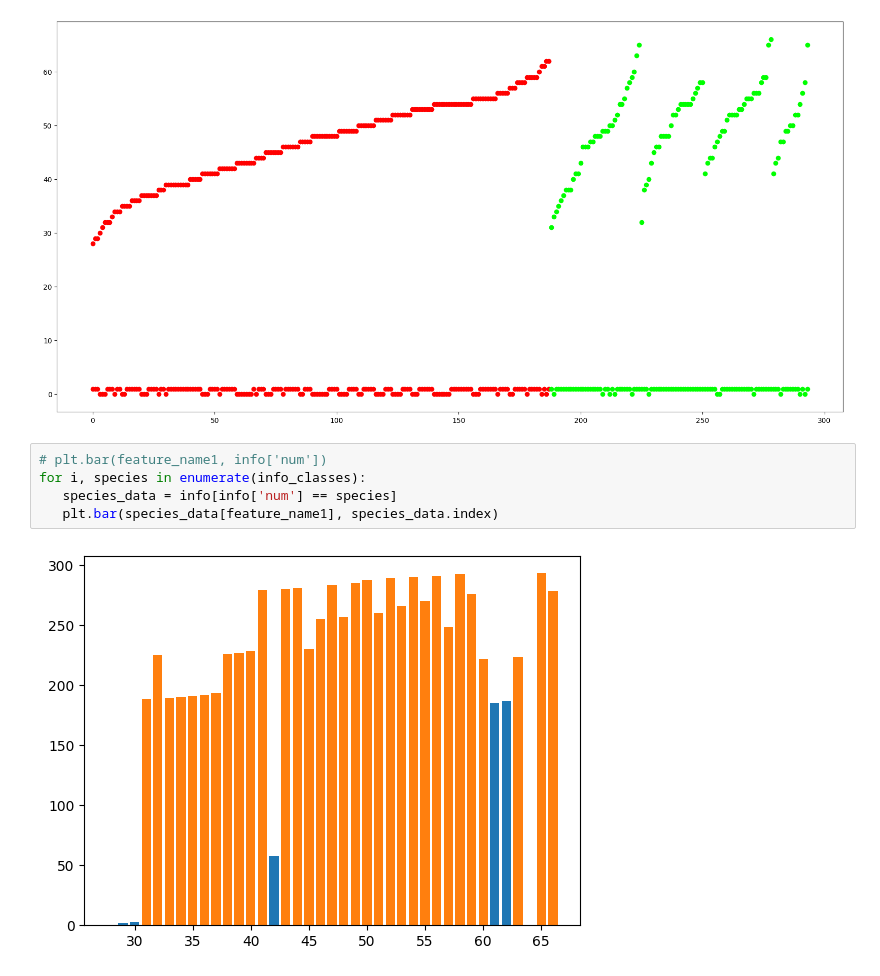
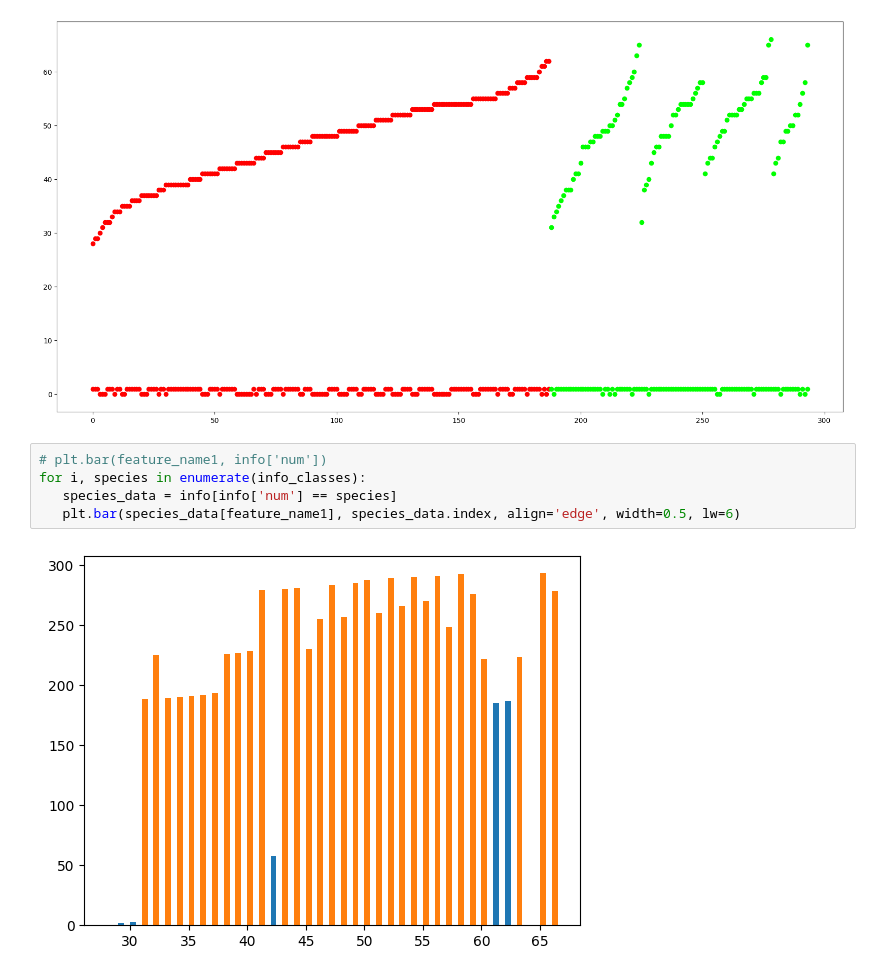
Before and after one commit to LABforLeraning/AI, a Jupyter notebook: Assignment-05.ipynb, the cells around one changed output. Saved outputs shown, nothing was run; the diff lists cells and outputs as text.

```diff
--- a/Assignment-05.ipynb
+++ b/Assignment-05.ipynb
@@ -35,7 +35,7 @@ for i, species in enumerate(info_classes):
 # %%
 # plt.bar(feature_name1, info['num'])
 for i, species in enumerate(info_classes):
    species_data = info[info['num'] == species]
-   plt.bar(species_data[feature_name1], species_data.index)
+   plt.bar(species_data[feature_name1], species_data.index, align='edge', width=0.5, lw=6)
 # %% [output]
-[figure, old version]
+[figure, new version]
```
